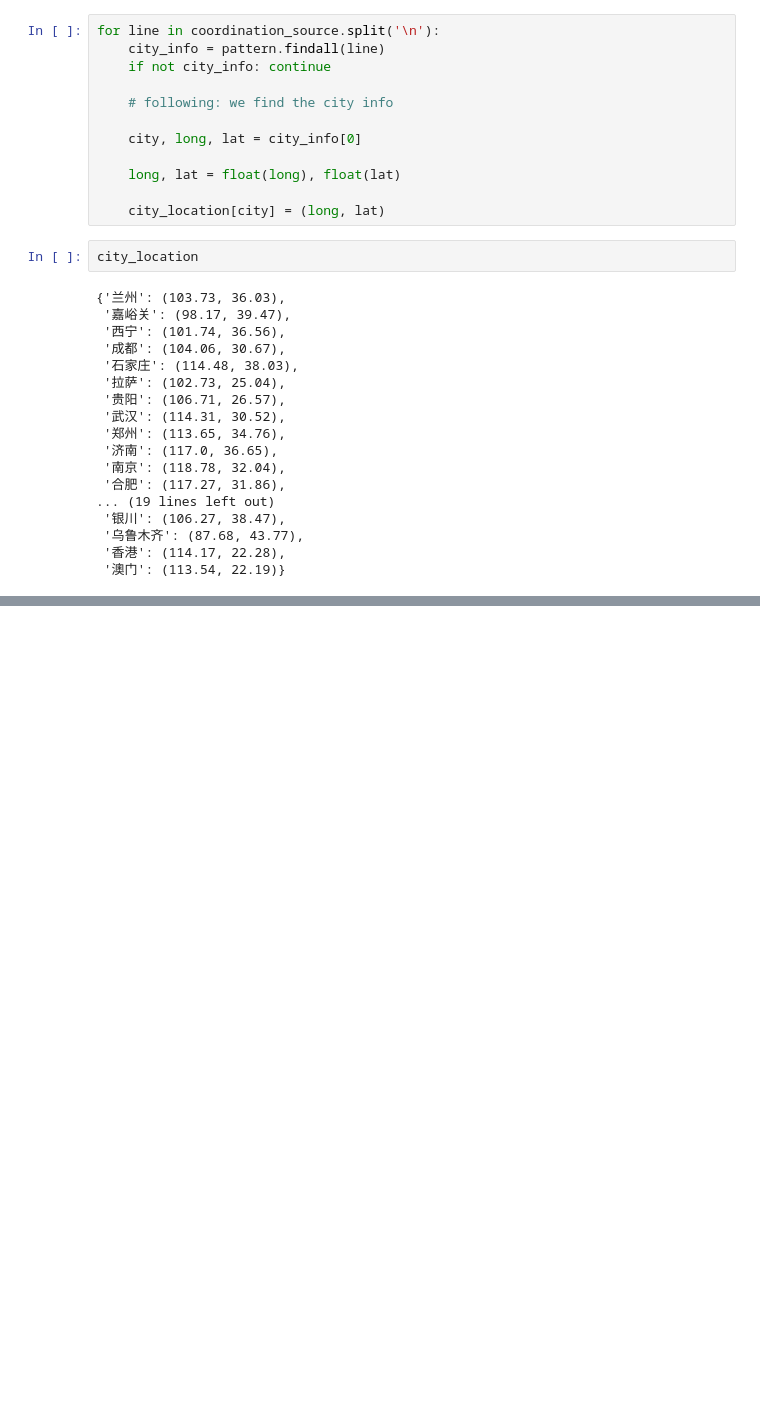
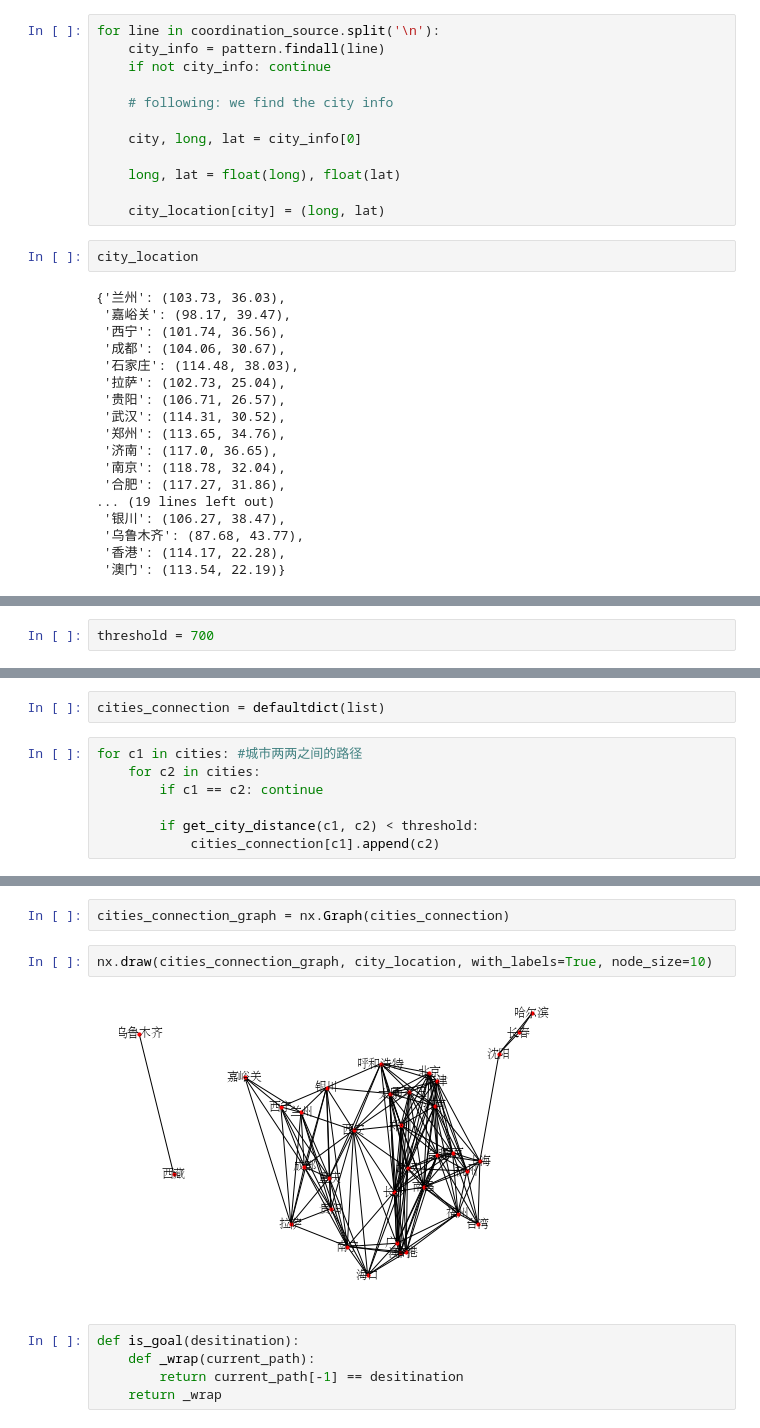
Before and after one commit to windfser/ai-for-nlp-course, a Jupyter notebook: assignments/nlp/lesson2/Lesson-02.ipynb, the cells around one changed output, grey strips where cells are left out. Saved outputs shown, nothing was run; the diff lists cells and outputs as text; blank space fills up the shorter version.

```diff
--- a/assignments/nlp/lesson2/Lesson-02.ipynb
+++ b/assignments/nlp/lesson2/Lesson-02.ipynb
@@ -84,0 +173,2 @@ city_location
+# %%
+threshold = 700
@@ -84,0 +177,9 @@ city_location
+# %%
+cities_connection = defaultdict(list)
+# %%
+for c1 in cities: #城市两两之间的路径
+    for c2 in cities:
+        if c1 == c2: continue
+
+        if get_city_distance(c1, c2) < threshold:
+            cities_connection[c1].append(c2)
@@ -84,0 +210,11 @@ city_location
+# %%
+cities_connection_graph = nx.Graph(cities_connection)
+# %%
+nx.draw(cities_connection_graph, city_location, with_labels=True, node_size=10)
+# %% [output]
+[figure, added]
+# %%
+def is_goal(desitination):
+    def _wrap(current_path):
+        return current_path[-1] == desitination
+    return _wrap
```
Also changed, not shown: parts of 21 cells of this notebook.
